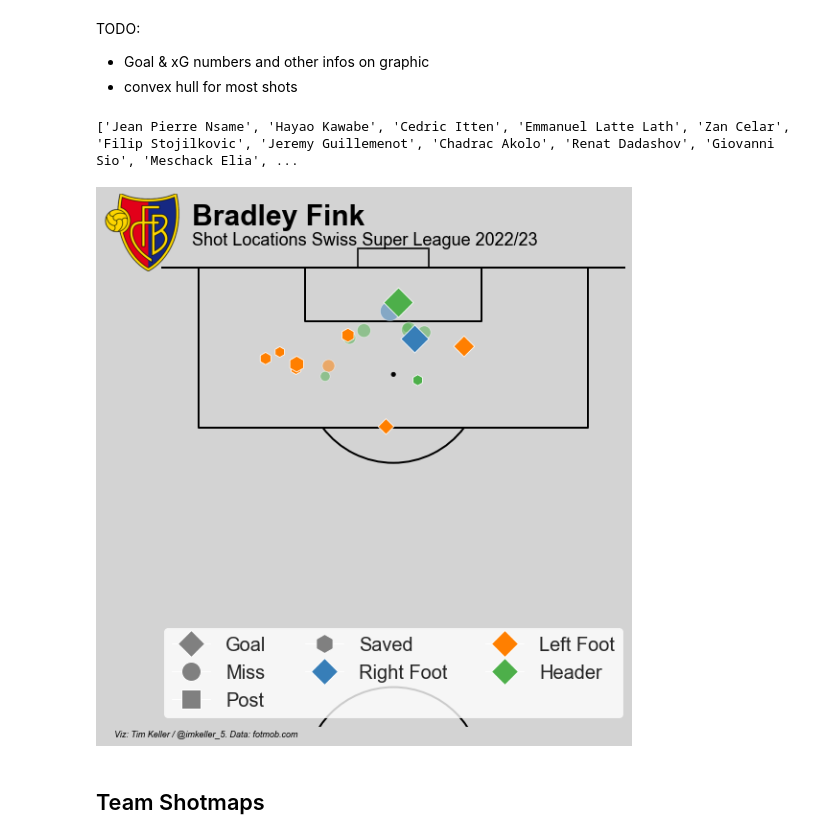
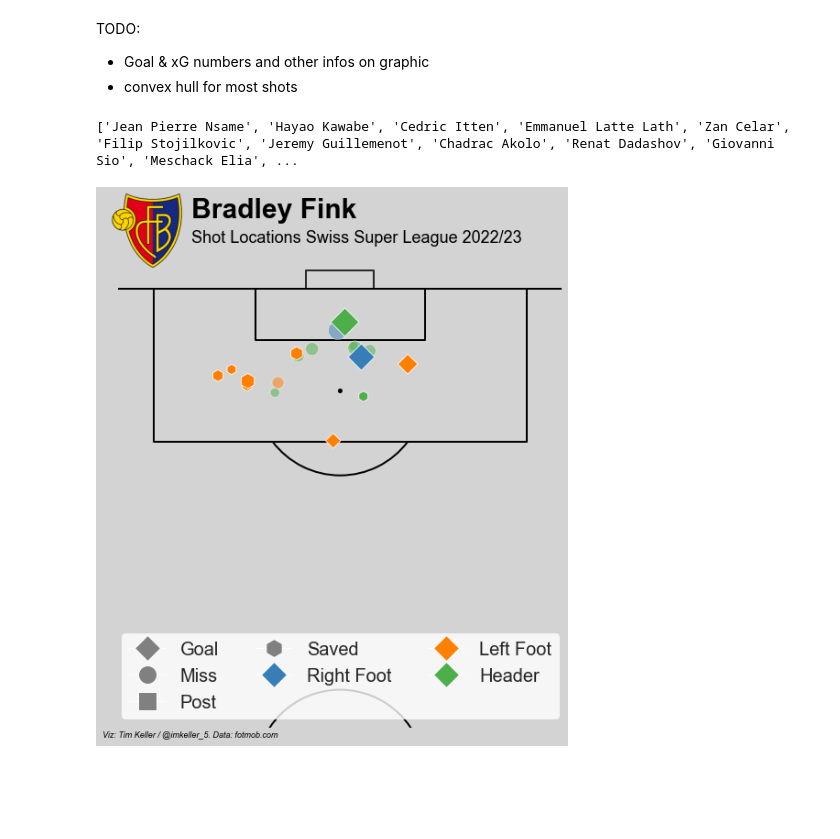
Before and after one commit to TK5-Tim/ds-projects, a Jupyter notebook: rsl/rsl_22_23_half_season_review.ipynb, the cells around one changed output. Drawn from its saved outputs; the diff is of its cells as text; code cells hidden in the pictures; blank space fills up the shorter version.

```diff
--- a/rsl/rsl_22_23_half_season_review.ipynb
+++ b/rsl/rsl_22_23_half_season_review.ipynb
@@ -298,37 +298,35 @@ goals_header = pitch.scatter(df_shots_open_play.loc[(df_shots_open_play['event_t
 
 legend_elements = [
        lines.Line2D([0], [0], marker='D', color='w', label='Goal', markerfacecolor='grey', markersize=20),
        lines.Line2D([0], [0], marker='o', color='w', label='Miss', markerfacecolor='grey', markersize=20),
        lines.Line2D([0], [0], marker='s', color='w', label='Post', markerfacecolor='grey', markersize=20),
        lines.Line2D([0], [0], marker='h', color='w', label='Saved', markerfacecolor='grey', markersize=20),
        lines.Line2D([0], [0], marker='D', color='w', label='Right Foot', markerfacecolor=CB_color_cycle[0], markersize=20),
        lines.Line2D([0], [0], marker='D', color='w', label='Left Foot', markerfacecolor=CB_color_cycle[1], markersize=20),
        lines.Line2D([0], [0], marker='D', color='w', label='Header', markerfacecolor=CB_color_cycle[2], markersize=20)
        ]
 legend = ax.legend(handles=legend_elements, loc='lower center', fontsize=10, prop={'size': 20}, ncol=3)
 frame = legend.get_frame()
 frame.set_color('white')
 
-ax2 = fig.add_axes([0.02,0.9,0.15,0.15]) # badge
+ax2 = fig.add_axes([0.1,0.95,0.15,0.15]) # badge
 ax2.axis('off')
 url = team_logo_url[df_shots.loc[df_shots['player_name']==player,'team_short'].unique()[0]]
 response = requests.get(url)
 img = Image.open(BytesIO(response.content))
 ax2.imshow(img)
 
-fig.text(0.05, 0.0, "Viz: Tim Keller / @imkeller_5. Data: fotmob.com",
+fig.text(0.1, 0.0, "Viz: Tim Keller / @imkeller_5. Data: fotmob.com",
         fontstyle="italic",fontsize=9,  color=text_color)
 
 
-fig.text(0.175,0.99,player, fontsize=30, color=text_color, fontweight='bold')
-fig.text(0.175,0.95,'Shot Locations Swiss Super League {}'.format(season), fontweight='regular',fontsize=18, color=text_color)
+fig.text(0.25,1.05,player, fontsize=30, color=text_color, fontweight='bold')
+fig.text(0.25,1,'Shot Locations Swiss Super League {}'.format(season), fontweight='regular',fontsize=18, color=text_color)
 
 plt.tight_layout()
 plt.show()
 
 fig.savefig('figs/{}_shotmap.jpg'.format(player).lower().replace(' ','_'),bbox_inches='tight')
 # %% [output]
 ['Jean Pierre Nsame', 'Hayao Kawabe', 'Cedric Itten', 'Emmanuel Latte Lath', 'Zan Celar', 'Filip Stojilkovic', 'Jeremy Guillemenot', 'Chadrac Akolo', 'Renat Dadashov', 'Giovanni Sio', 'Meschack Elia', ...
-[figure, old version]
+[figure, new version]
-# %% [markdown]
-## Team Shotmaps
```
Also changed, not shown: parts of 3 cells of this notebook, 2 other files.
